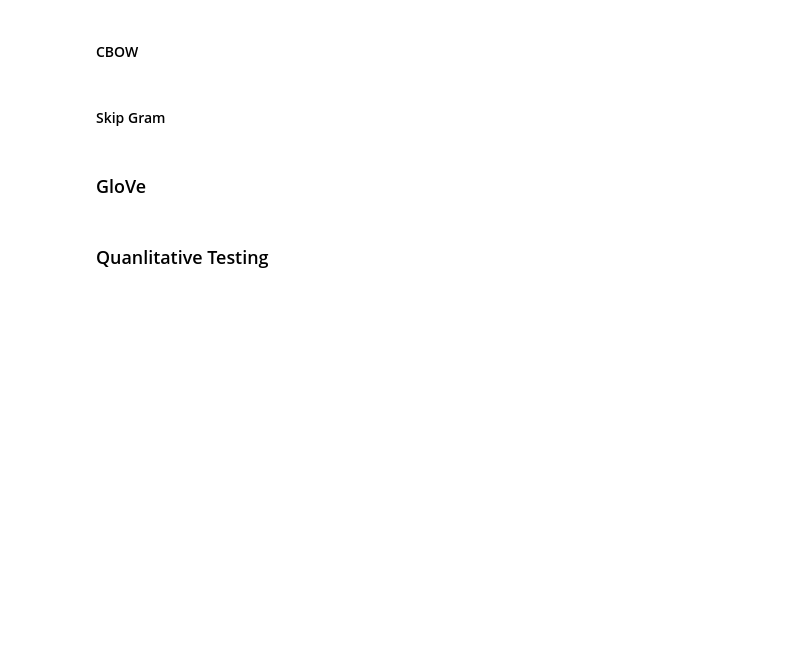
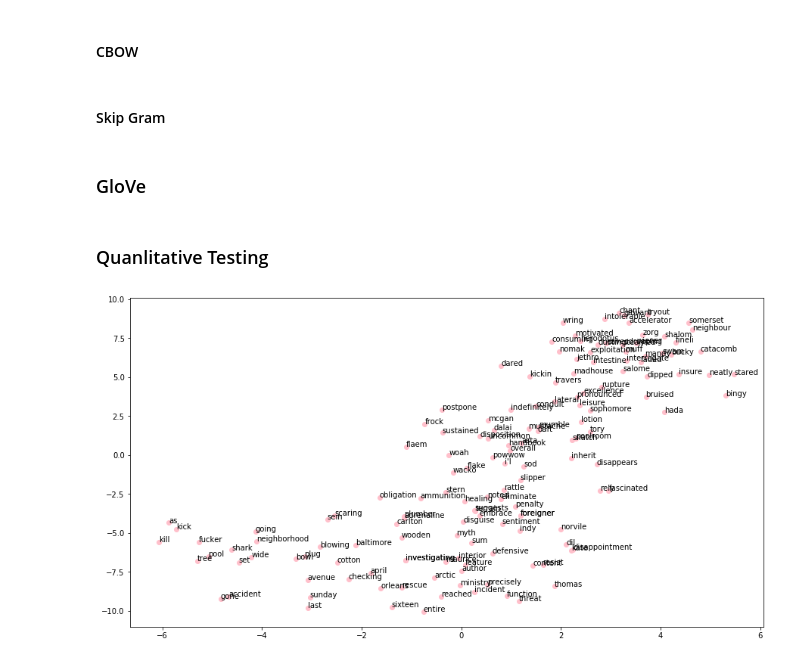
Before and after one commit to btcnhung1299/cinnamon-ai-bootcamp, a Jupyter notebook: word-embedding/Word Embedding for Sentimental Analysis.ipynb, the cells around one changed output. Cells and saved outputs as stored; diff of their text form; code cells hidden in the pictures; blank space fills up the shorter version.

```diff
--- a/word-embedding/Word Embedding for Sentimental Analysis.ipynb
+++ b/word-embedding/Word Embedding for Sentimental Analysis.ipynb
@@ -228,4 +270,8 @@ def visualize(words, embeddings, n_samples='all'):
     plt.annotate(label, (x, y))
 
   plt.show()
+# %%
+visualize(cbow_words, cbow_embeddings, n_samples=150)
+# %% [output]
+[figure, added]
 # %%
```
Also changed, not shown: parts of 17 cells of this notebook.
